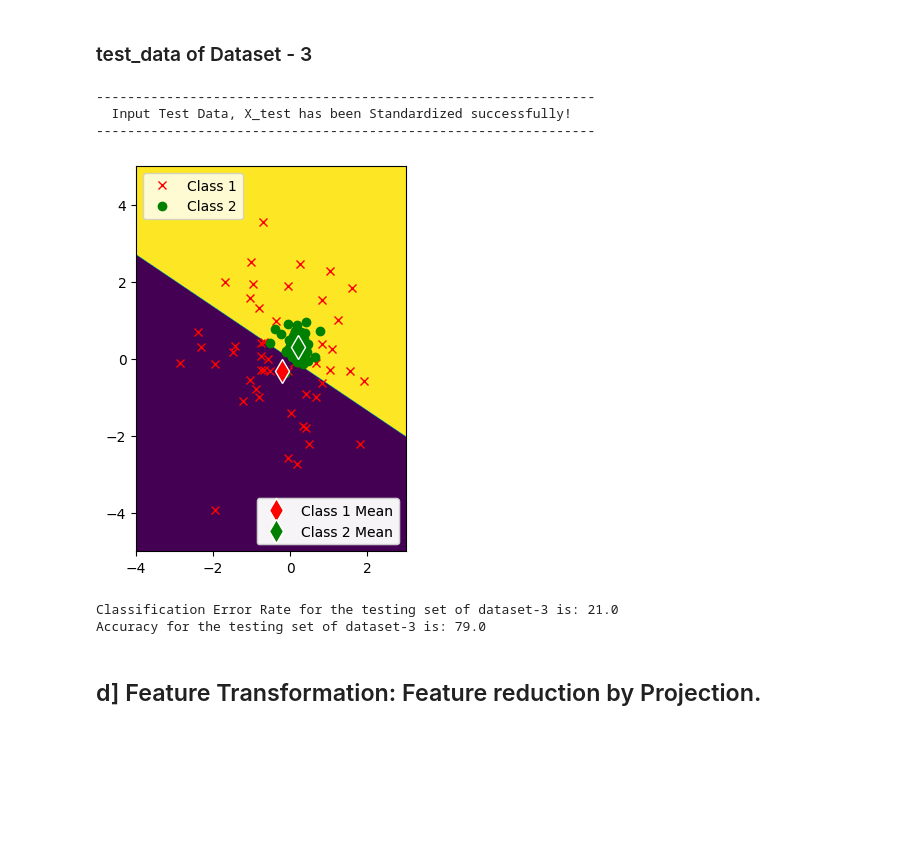
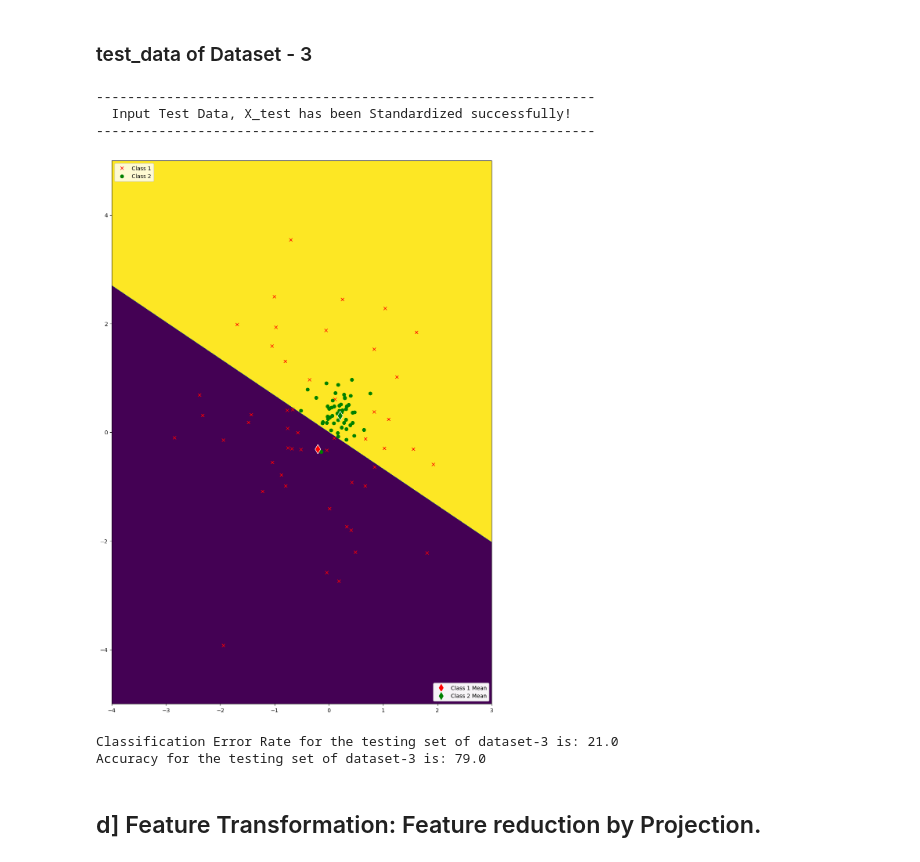
Before and after one commit to SudeshKumarSK/ee559-mlOne, a Jupyter notebook: homeworkOne.ipynb, the cells around one changed output. Drawn from its saved outputs; the diff is of its cells as text; code cells hidden in the pictures; blank space fills up the shorter version.

```diff
--- a/homeworkOne.ipynb
+++ b/homeworkOne.ipynb
@@ -504,23 +504,23 @@ Accuracy for the training set of dataset-3 is: 76.0
 # %%
 X_test_3, n_test_3, T_test_3 = nmc_3_std.transformTestData(test_data=test_data_3)
 
 X_test_3_standardized = nmc_3_std.standardizeTestData(X_test=X_test_3)
 
-nmc_3_std.plotDecisionBoundaries(training=X_test_3_standardized, label_train=T_test_3, sample_mean=class_means_3_standardized, fsize=(10, 5))
+nmc_3_std.plotDecisionBoundaries(training=X_test_3_standardized, label_train=T_test_3, sample_mean=class_means_3_standardized, fsize=(18, 18))
 
 Y_hat_test_3_standardized = nmc_3_std.classify(X=X_test_3_standardized, sample_means=class_means_3_standardized)
 
 CER_test_3_standardized = nmc_3_std.calculateCER(T=T_test_3, Y_hat=Y_hat_test_3_standardized, percentageFlag=True)
 
 accuracy_test_3_standardized = nmc_3_std.calculateAccuracy(T=T_test_3, Y_hat=Y_hat_test_3_standardized, percentageFlag=True)
 
 print(f"Classification Error Rate for the testing set of dataset-3 is: {CER_test_3_standardized}")
 print(f"Accuracy for the testing set of dataset-3 is: {accuracy_test_3_standardized}")
 # %% [output]
 ----------------------------------------------------------------
   Input Test Data, X_test has been Standardized successfully!
 ----------------------------------------------------------------
-[figure, old version]
+[figure, new version]
 Classification Error Rate for the testing set of dataset-3 is: 21.0
 Accuracy for the testing set of dataset-3 is: 79.0
 # %% [markdown]
```
Also changed, not shown: parts of 11 cells of this notebook.
